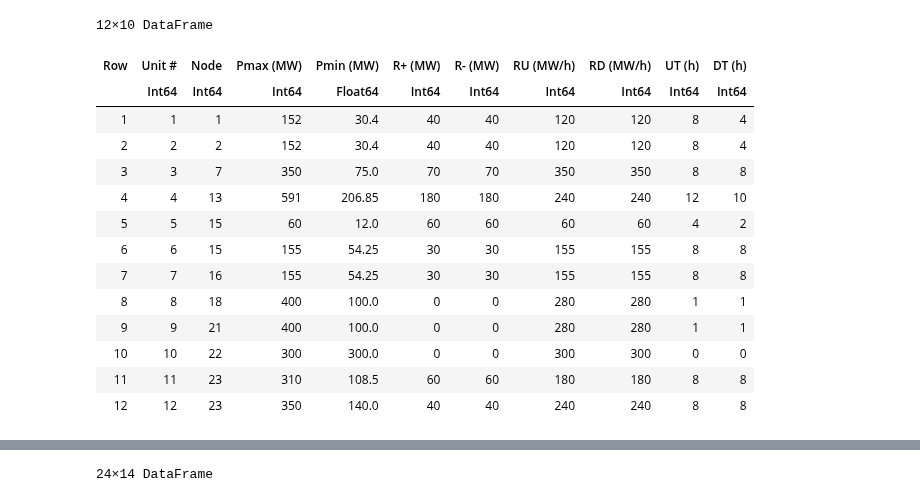
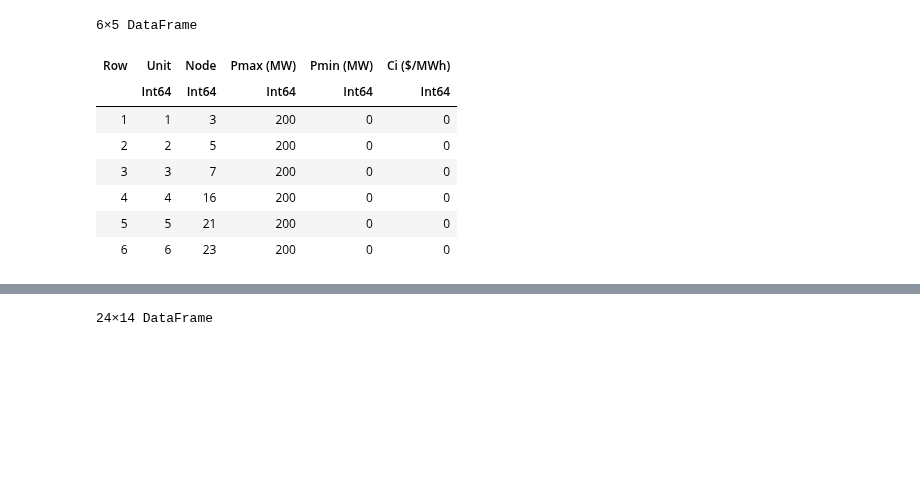
Before and after one commit to Max-f123/Renewables_in_Electricity_Markets, a Jupyter notebook: Task1/model1_jan.ipynb, the cells around one changed output, grey strips where cells are left out. Cells and saved outputs as stored; diff of their text form; code cells hidden in the pictures; blank space fills up the shorter version.

Commit message:
demand_data created

```diff
--- a/Task1/model1_jan.ipynb
+++ b/Task1/model1_jan.ipynb
@@ -12,28 +12,25 @@ using CSV
 # %%
 #load demand data
 demand = CSV.File("../data/demand.csv") |> DataFrame
 
 #load cost data
 cost = CSV.File("../data/cost_generation.csv") |> DataFrame
 
 #load capacity data
 capacity = CSV.File("../data/technical_data_generation.csv") |> DataFrame
+
+#load wind_technicaldata
+wind = CSV.File("../data/wind_technicaldata.csv") |> DataFrame
 # %% [output]
-12×10 DataFrame
+6×5 DataFrame
-| Row | Unit # | Node | Pmax (MW) | Pmin (MW) | R+ (MW) | R- (MW) | RU (MW/h) | RD (MW/h) | UT (h) | DT (h) |
-|  | Int64 | Int64 | Int64 | Float64 | Int64 | Int64 | Int64 | Int64 | Int64 | Int64 |
-| 1 | 1 | 1 | 152 | 30.4 | 40 | 40 | 120 | 120 | 8 | 4 |
-| 2 | 2 | 2 | 152 | 30.4 | 40 | 40 | 120 | 120 | 8 | 4 |
-| 3 | 3 | 7 | 350 | 75.0 | 70 | 70 | 350 | 350 | 8 | 8 |
-| 4 | 4 | 13 | 591 | 206.85 | 180 | 180 | 240 | 240 | 12 | 10 |
-| 5 | 5 | 15 | 60 | 12.0 | 60 | 60 | 60 | 60 | 4 | 2 |
-| 6 | 6 | 15 | 155 | 54.25 | 30 | 30 | 155 | 155 | 8 | 8 |
-| 7 | 7 | 16 | 155 | 54.25 | 30 | 30 | 155 | 155 | 8 | 8 |
-| 8 | 8 | 18 | 400 | 100.0 | 0 | 0 | 280 | 280 | 1 | 1 |
-| 9 | 9 | 21 | 400 | 100.0 | 0 | 0 | 280 | 280 | 1 | 1 |
-| 10 | 10 | 22 | 300 | 300.0 | 0 | 0 | 300 | 300 | 0 | 0 |
-| 11 | 11 | 23 | 310 | 108.5 | 60 | 60 | 180 | 180 | 8 | 8 |
-| 12 | 12 | 23 | 350 | 140.0 | 40 | 40 | 240 | 240 | 8 | 8 |
+| Row | Unit | Node | Pmax (MW) | Pmin (MW) | Ci ($/MWh) |
+|  | Int64 | Int64 | Int64 | Int64 | Int64 |
+| 1 | 1 | 3 | 200 | 0 | 0 |
+| 2 | 2 | 5 | 200 | 0 | 0 |
+| 3 | 3 | 7 | 200 | 0 | 0 |
+| 4 | 4 | 16 | 200 | 0 | 0 |
+| 5 | 5 | 21 | 200 | 0 | 0 |
+| 6 | 6 | 23 | 200 | 0 | 0 |
 # %%
 # Initialize the DataFrame directly without dynamic column names
 result_df = DataFrame(hour = Int[], objective_value = Float64[])
```
Also changed, not shown: parts of 3 cells of this notebook, 22 other files.
